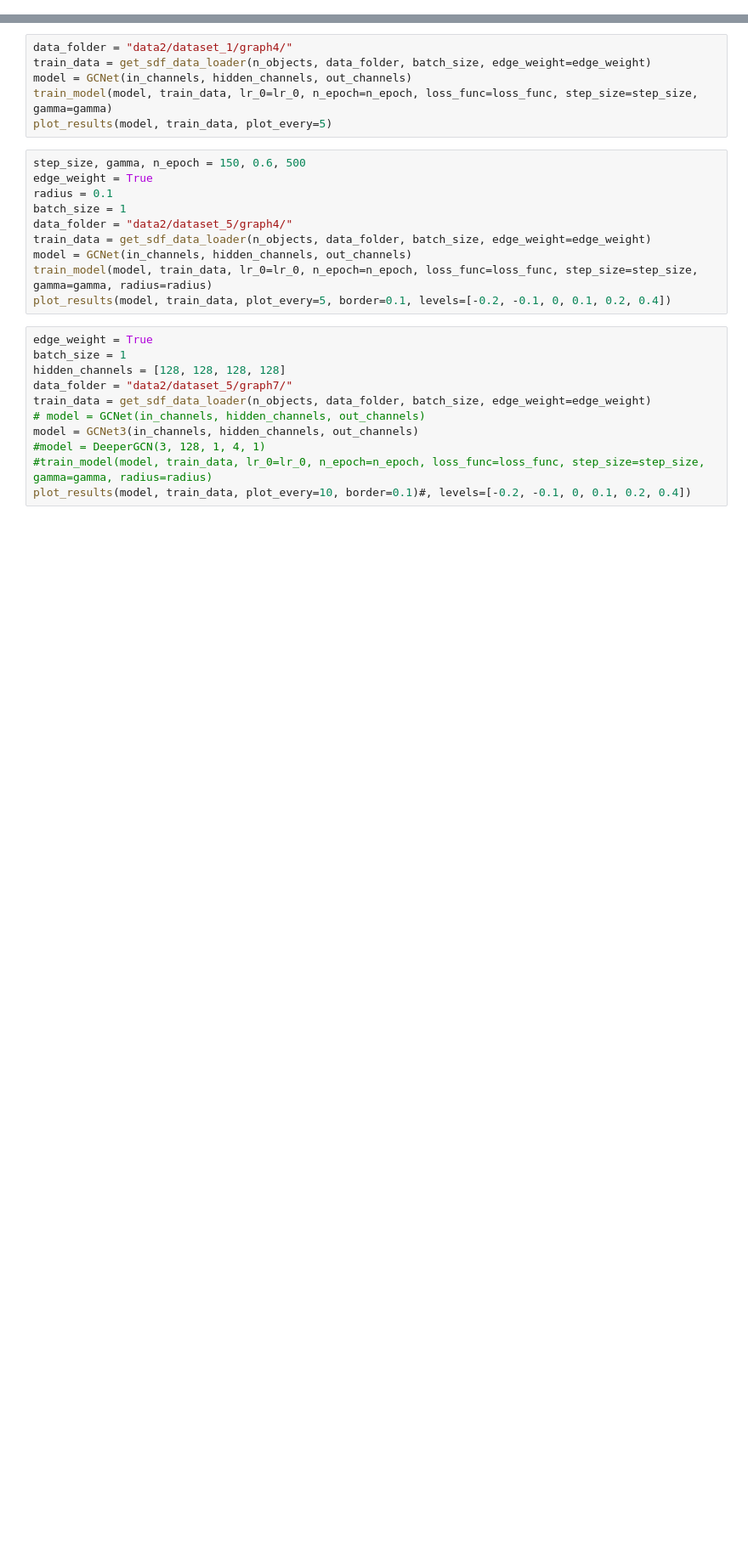
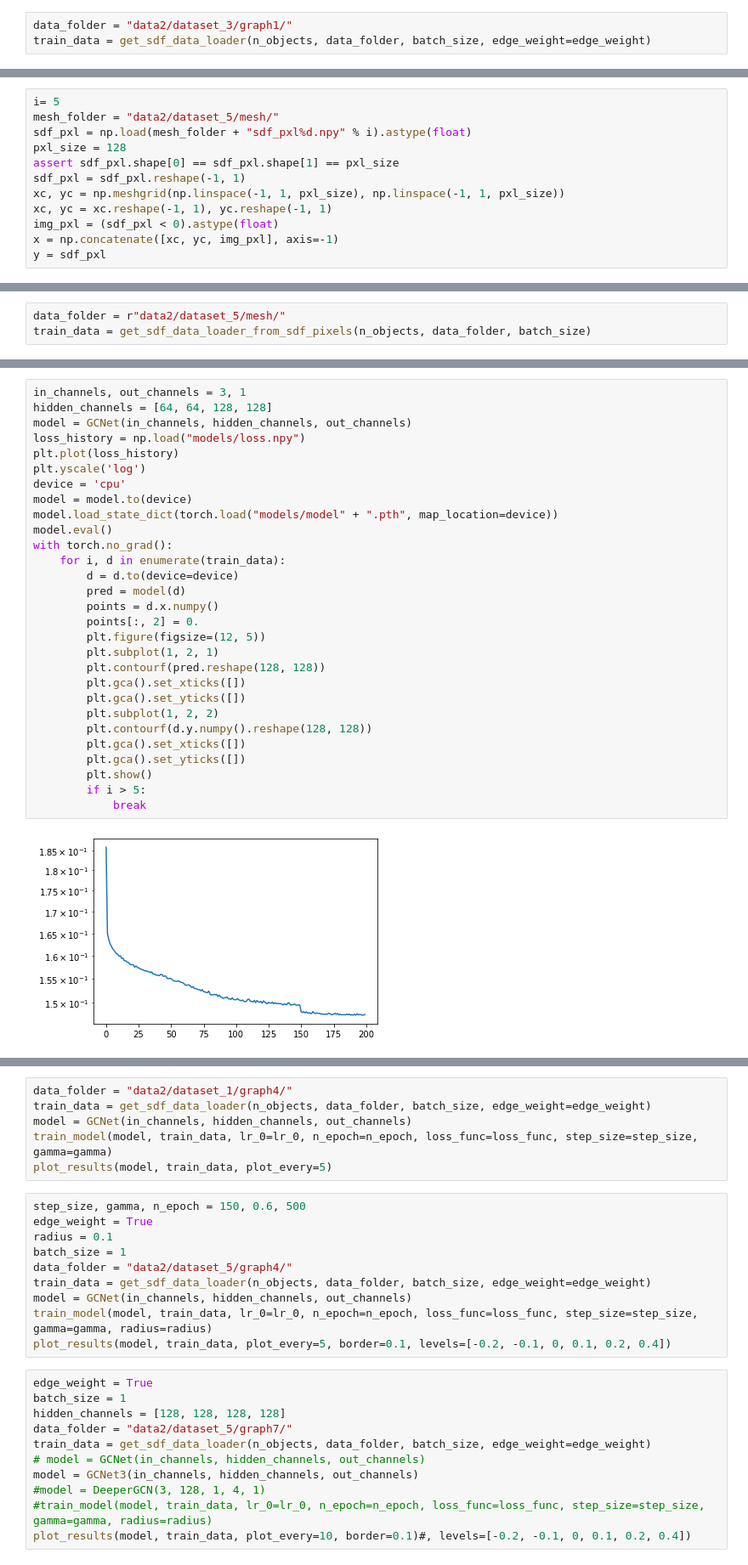
Before and after one commit to amaleki2/sdf-predict-graph, a Jupyter notebook: runs.ipynb, the cells around one changed output, grey strips where cells are left out. Shown at 85% size. Cells and saved outputs as stored; diff of their text form; blank space fills up the shorter version.

```diff
--- a/runs.ipynb
+++ b/runs.ipynb
@@ -12,3 +13,6 @@ loss_func = nn.L1Loss()
 edge_weight = True
 step_size, gamma = 60, 0.5
 lr_0 = 0.001
+# %%
+data_folder = "data2/dataset_3/graph1/"
+train_data = get_sdf_data_loader(n_objects, data_folder, batch_size, edge_weight=edge_weight)
@@ -14,0 +40,12 @@ lr_0 = 0.001
+# %%
+i= 5
+mesh_folder = "data2/dataset_5/mesh/"
+sdf_pxl = np.load(mesh_folder + "sdf_pxl%d.npy" % i).astype(float)
+pxl_size = 128
+assert sdf_pxl.shape[0] == sdf_pxl.shape[1] == pxl_size
+sdf_pxl = sdf_pxl.reshape(-1, 1)
+xc, yc = np.meshgrid(np.linspace(-1, 1, pxl_size), np.linspace(-1, 1, pxl_size))
+xc, yc = xc.reshape(-1, 1), yc.reshape(-1, 1)
+img_pxl = (sdf_pxl < 0).astype(float)
+x = np.concatenate([xc, yc, img_pxl], axis=-1)
+y = sdf_pxl
@@ -32,0 +80,3 @@ plot_results(model, train_data, plot_every=5)
+# %%
+data_folder = r"data2/dataset_5/mesh/"
+train_data = get_sdf_data_loader_from_sdf_pixels(n_objects, data_folder, batch_size)
@@ -32,0 +85,31 @@ plot_results(model, train_data, plot_every=5)
+# %%
+in_channels, out_channels = 3, 1
+hidden_channels = [64, 64, 128, 128]
+model = GCNet(in_channels, hidden_channels, out_channels)
+loss_history = np.load("models/loss.npy")
+plt.plot(loss_history)
+plt.yscale('log')
+device = 'cpu'
+model = model.to(device)
+model.load_state_dict(torch.load("models/model" + ".pth", map_location=device))
+model.eval()
+with torch.no_grad():
+    for i, d in enumerate(train_data):
+        d = d.to(device=device)
+        pred = model(d)
+        points = d.x.numpy()
+        points[:, 2] = 0.
+        plt.figure(figsize=(12, 5))
+        plt.subplot(1, 2, 1)
+        plt.contourf(pred.reshape(128, 128))
+        plt.gca().set_xticks([])
+        plt.gca().set_yticks([])
+        plt.subplot(1, 2, 2)
+        plt.contourf(d.y.numpy().reshape(128, 128))
+        plt.gca().set_xticks([])
+        plt.gca().set_yticks([])
+        plt.show()
+        if i > 5:
+            break
+# %% [output]
+[figure, added]
```
Also changed, not shown: parts of 17 cells of this notebook, 9 other files.
